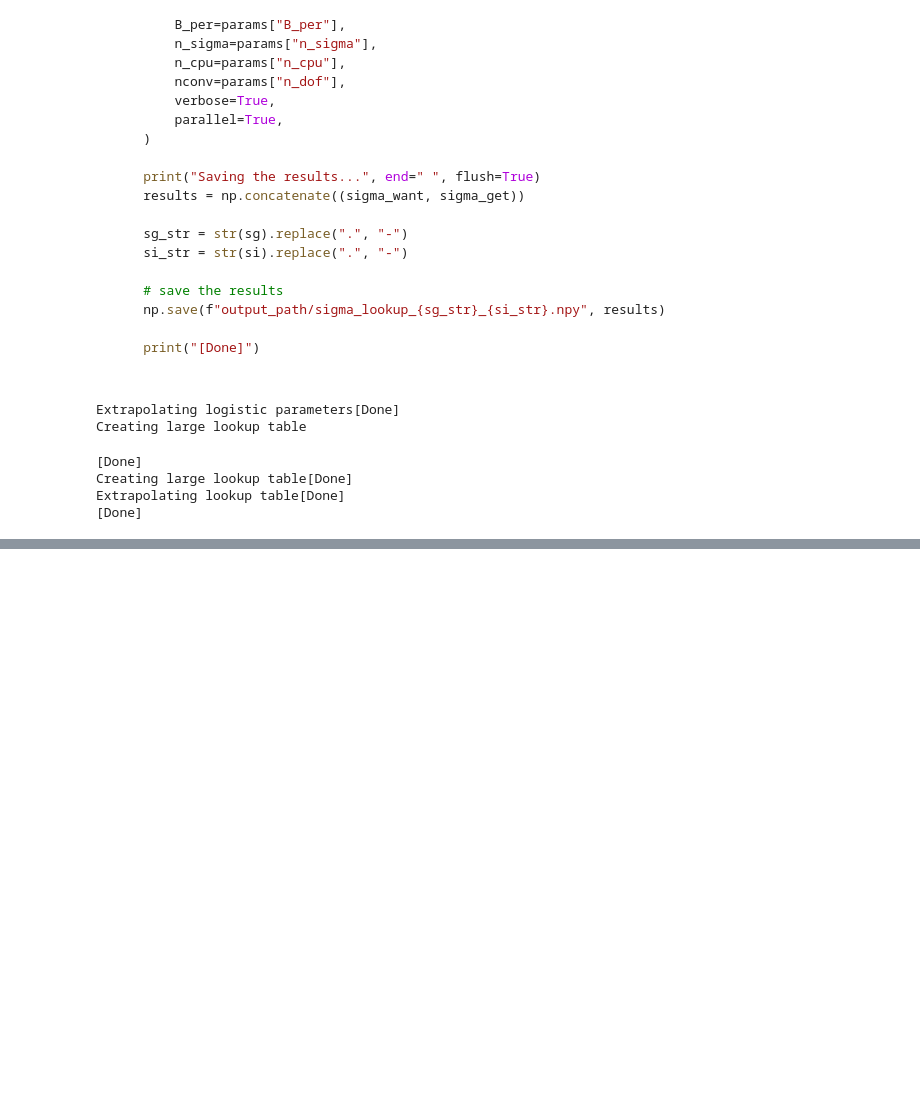
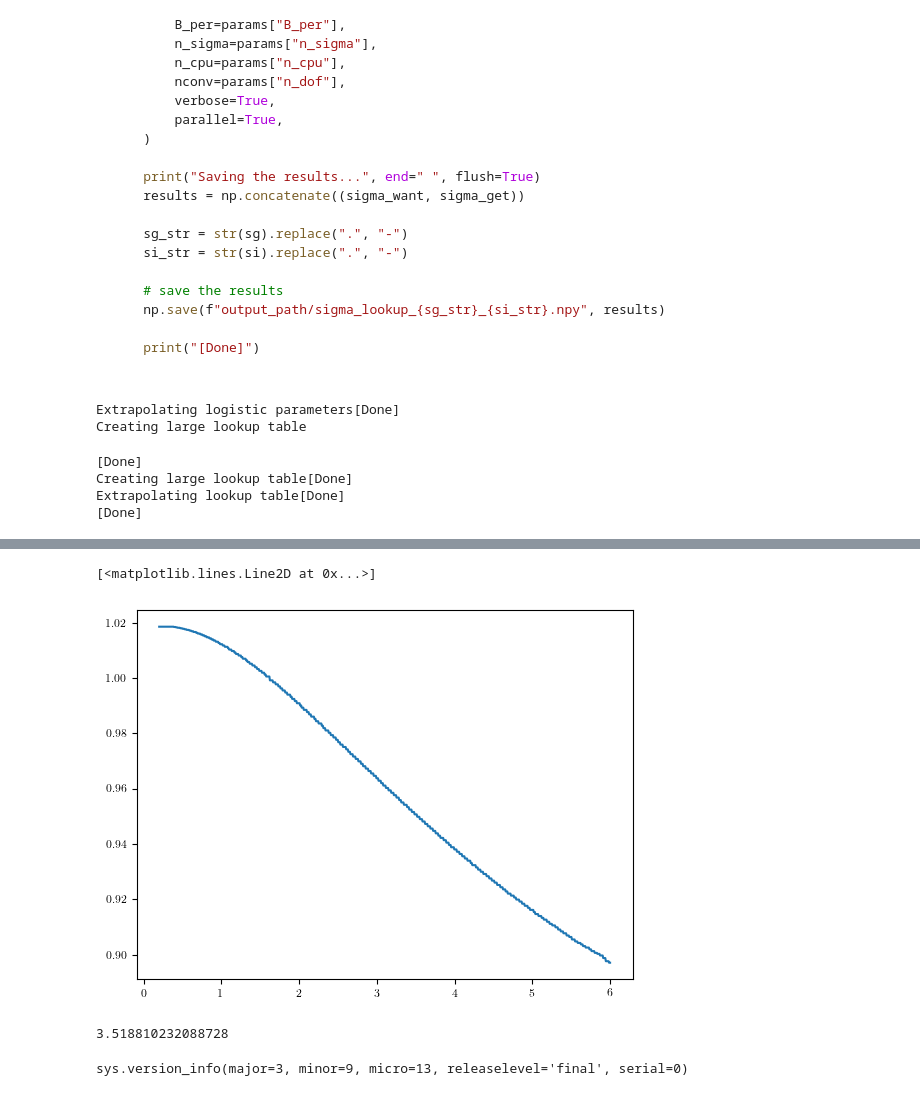
Before and after one commit to fdannert/InLIFEsim, a Jupyter notebook: docs/source/paper_figures/lookup_table.ipynb, the cells around one changed output, grey strips where cells are left out. Saved outputs shown, nothing was run; the diff lists cells and outputs as text; code cells hidden in the pictures; blank space fills up the shorter version.

```diff
--- a/docs/source/paper_figures/lookup_table.ipynb
+++ b/docs/source/paper_figures/lookup_table.ipynb
@@ -266,0 +310,17 @@ plt.show()
+# %%
+plt.plot(np.linspace(idx['small_co'], idx['large_co'], 852), large_ratio[-1, :])
+# %% [output]
+[<matplotlib.lines.Line2D at 0x...>]
+[figure, added]
+# %%
+# Finding x-value closest to 0.95 and printing it
+x_values = np.linspace(idx['small_co'], idx['large_co'], 852)
+closest_x = x_values[np.abs(large_ratio[-1, :] - 0.95).argmin()]
+print(closest_x)
+# %% [output]
+3.518810232088728
+# %%
+import sys
+sys.version_info
+# %% [output]
+sys.version_info(major=3, minor=9, micro=13, releaselevel='final', serial=0)
```
Also changed, not shown: parts of 6 cells of this notebook, 1 other file.
